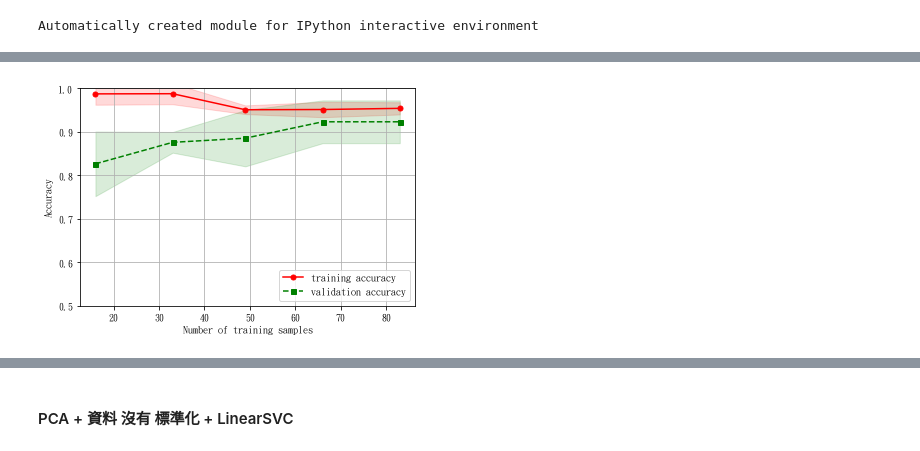
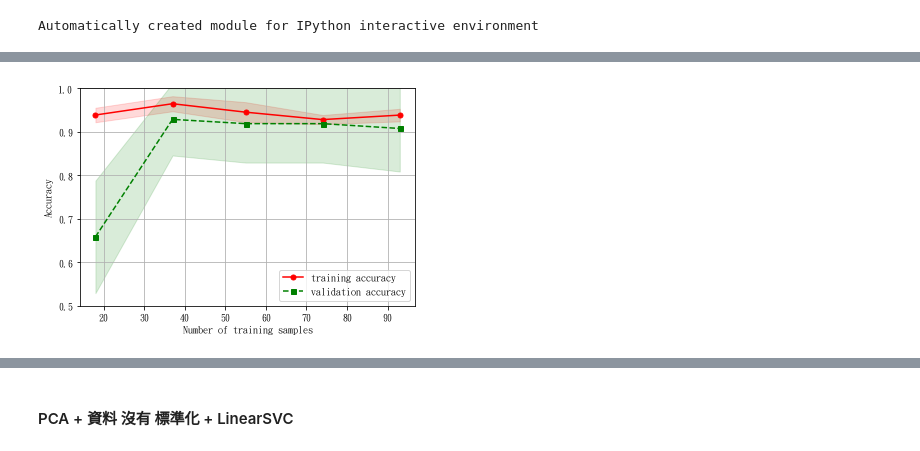
Before and after one commit to ChuangPoPO/python_textbook_practice, a Jupyter notebook: Sklearn_Iris.ipynb, the cells around one changed output, grey strips where cells are left out. Saved outputs shown, nothing was run; the diff lists cells and outputs as text; code cells hidden in the pictures.

```diff
--- a/Sklearn_Iris.ipynb
+++ b/Sklearn_Iris.ipynb
@@ -265,7 +261,7 @@ y_pca2 = df['target_names']
 # %%
 pca2 = PCA(n_components=2)
 pca2.fit(X_pca2)
-X_pca2 = pca.transform(X_pca2)
+X_pca2 = pca2.transform(X_pca2)
 pca2.explained_variance_ratio_
 # %% [output]
 array([ 0.92461621,  0.05301557])
@@ -415,31 +438,31 @@ Automatically created module for IPython interactive environment
 # %%
 from sklearn.model_selection import KFold,StratifiedKFold
 from sklearn.learning_curve import learning_curve
 from sklearn.pipeline import Pipeline
 
 pipe_lr = Pipeline([('sc',StandardScaler()),('linSVC',LinearSVC())])
 train_sizes, train_scores, test_scores = learning_curve(estimator= pipe_lr,
                                                         X = X_pca2_train,
                                                         y = y_pca2_train,
                                                         train_sizes = np.linspace(0.2, 1.0, 5),
-                                                        cv = 5
+                                                        cv = 10
                                                        )
 train_mean = np.mean(train_scores, axis=1)
 train_std = np.std(train_scores, axis=1)
 test_mean = np.mean(test_scores, axis=1)
 test_std = np.std(test_scores, axis=1)
 
 plt.plot(train_sizes, train_mean, color = 'red', marker = 'o', markersize = 5, label = 'training accuracy')
 plt.fill_between(train_sizes, train_mean + train_std, train_mean - train_std, alpha = 0.15, color = 'red')
 
 plt.plot(train_sizes, test_mean, color = 'green', linestyle = '--', marker = 's', markersize = 5, label = 'validation accuracy')
 plt.fill_between(train_sizes, test_mean + test_std, test_mean - test_std, alpha = 0.15, color = 'green')
 
 plt.grid()
 plt.xlabel('Number of training samples')
 plt.ylabel('Accuracy')
 plt.legend(loc = 'lower right')
 plt.ylim([0.5, 1.0])
 plt.show()
 # %% [output]
-[figure, old version]
+[figure, new version]
```
Also changed, not shown: parts of 38 cells of this notebook.
